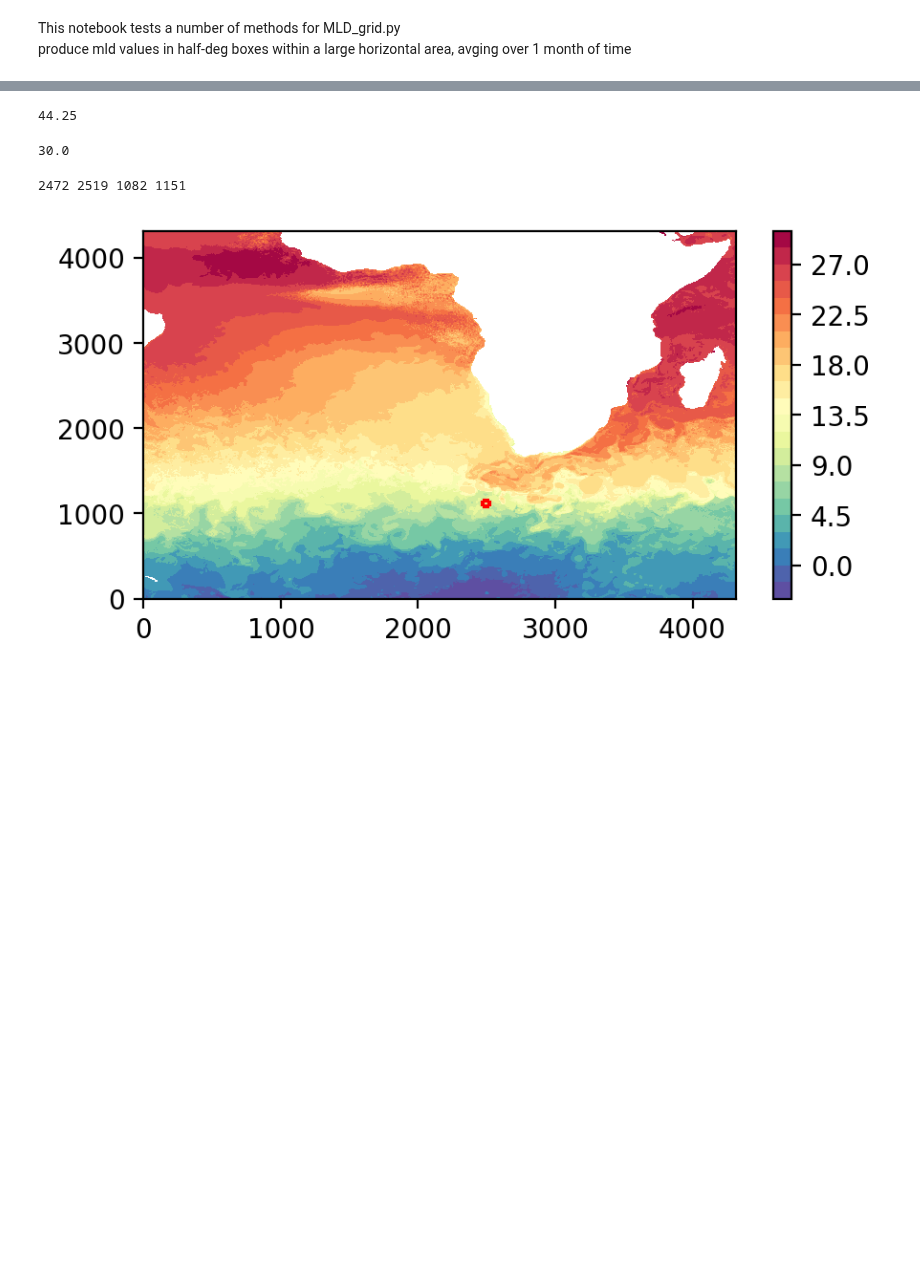
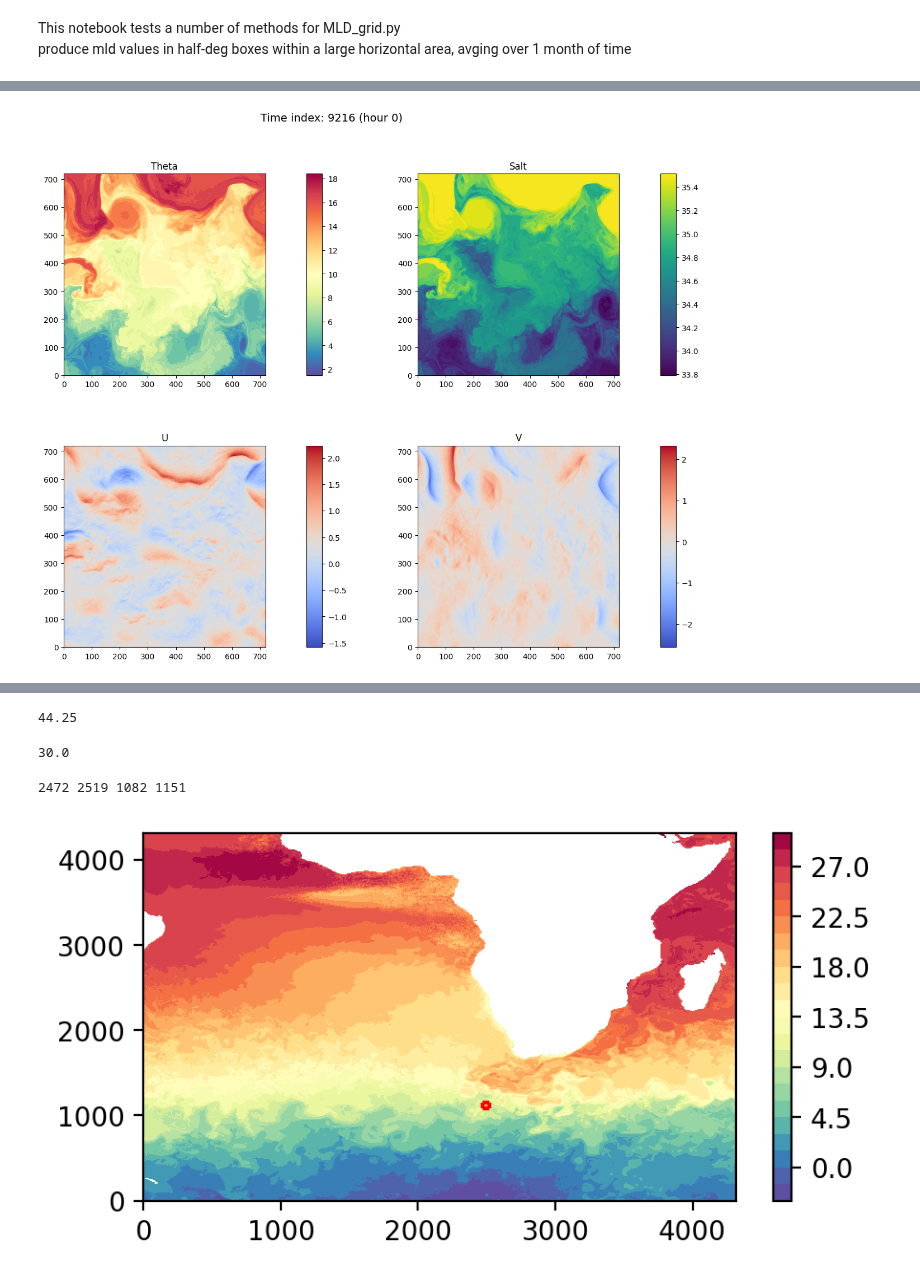
Before and after one commit to GHOpenonic/LLC_ocean_emulator, a Jupyter notebook: high_res_diagnostics/MLD/MLD_grid_testing.ipynb, the cells around one changed output, grey strips where cells are left out. Saved outputs shown, nothing was run; the diff lists cells and outputs as text; code cells hidden in the pictures; blank space fills up the shorter version.

```diff
--- a/high_res_diagnostics/MLD/MLD_grid_testing.ipynb
+++ b/high_res_diagnostics/MLD/MLD_grid_testing.ipynb
@@ -15,0 +40,3 @@ llc = xr.open_zarr('/orcd/data/abodner/003/LLC4320/LLC4320',consolidated=False)
+# %%
+path = '/orcd/data/abodner/002/cody/LLC_patch/LLC4320_face1_i2880-3600_j720-1440.zarr'
+llc_patch = xr.open_zarr(path, consolidated=True)
@@ -15,0 +53,91 @@ llc = xr.open_zarr('/orcd/data/abodner/003/LLC4320/LLC4320',consolidated=False)
+# %%
+
+# Time range and parameters
+time_start = 9216
+time_end = 9960
+variables = ['Theta', 'Salt', 'U', 'V']
+cmaps = {'Theta': 'Spectral_r', 'Salt': 'viridis', 'U': 'coolwarm', 'V': 'coolwarm'}
+fps = 24
+
+# Compute global min-max for each variable across the entire month
+vmin_max = {}
+for var in variables:
+    data = llc_patch.isel(time=slice(time_start, time_end), k=0)[var]
+    vmin_max[var] = {
+        'vmin': float(np.nanmin(data.values)),
+        'vmax': float(np.nanmax(data.values))
+    }
+
+# Create figure with 4 subplots (2x2) + colorbars
+fig = plt.figure(figsize=(14, 11), dpi=100)
+gs = fig.add_gridspec(2, 2, hspace=0.35, wspace=0.4)
+
+axes = []
+cbar_axes = []
+for i in range(4):
+    ax = fig.add_subplot(gs[i // 2, i % 2])
+    axes.append(ax)
+
+# Store ScalarMappable and colorbar references
+sm = {}
+colorbars = {}
+
+for idx, var in enumerate(variables):
+    # Create ScalarMappable for persistent colorbar
+    sm[var] = plt.cm.ScalarMappable(
+        norm=plt.Normalize(vmin=vmin_max[var]['vmin'], vmax=vmin_max[var]['vmax']),
+        cmap=cmaps[var]
+    )
+    sm[var].set_array([])
+
+    # Create colorbar axes and colorbar once
+    cax = fig.add_axes([axes[idx].get_position().x1 + 0.02,
+                        axes[idx].get_position().y0,
+                        0.02,
+                        axes[idx].get_position().height])
+    colorbars[var] = fig.colorbar(sm[var], cax=cax)
+    cbar_axes.append(cax)
+
+def animate(frame_idx):
+    time_idx = time_start + frame_idx
+
+    for idx, var in enumerate(variables):
+        axes[idx].clear()
+
+        # Extract data at current time, surface level (k=0)
+        llc_vis = llc_patch.isel(time=time_idx, k=0)
+        data = llc_vis[var].values
+
+        # Create contourf with ScalarMappable
+        cf = axes[idx].contourf(
+            data,
+            cmap=cmaps[var],
+            vmin=vmin_max[var]['vmin'],
+            vmax=vmin_max[var]['vmax'],
+            levels=30,
+            norm=sm[var].norm
+        )
+
+        axes[idx].set_title(f'{var}')
+        axes[idx].set_aspect('equal')
+
+    fig.suptitle(f'Time index: {time_idx} (hour {frame_idx})', fontsize=14)
+
+# Calculate number of frames
+num_frames = time_end - time_start + 1
+
+# Create animation
+anim = animation.FuncAnimation(
+    fig,
+    animate,
+    frames=num_frames,
+    repeat=False,
+    interval=1000/fps
+)
+
+# Save as GIF
+anim.save('llc_patch_video_September_2012.gif', writer='pillow', fps=fps)
+
+plt.close()
+print(f"Video saved! Duration: {num_frames/fps:.1f} seconds at {fps} fps")
+# %% [output]
@@ -16,3 +148,4 @@ llc = xr.open_zarr('/orcd/data/abodner/003/LLC4320/LLC4320',consolidated=False)
+[figure, added]
 # %%
 # build i,j,face index for a lat/lon spatial box about central lat/lon coord for llc4320
 def llc_latlon_box_indices(
```
Also changed, not shown: parts of 14 cells of this notebook, 12 other files.
